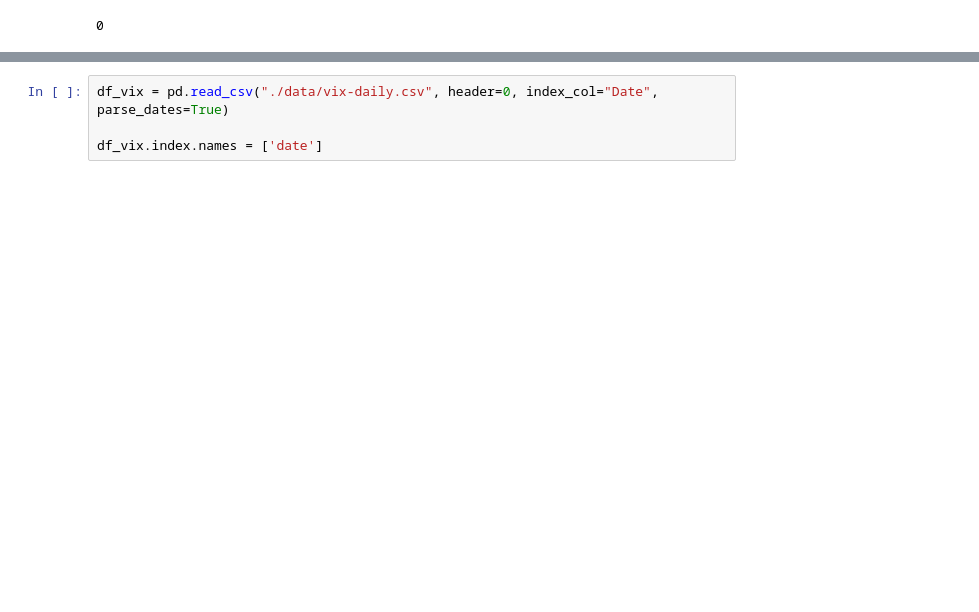
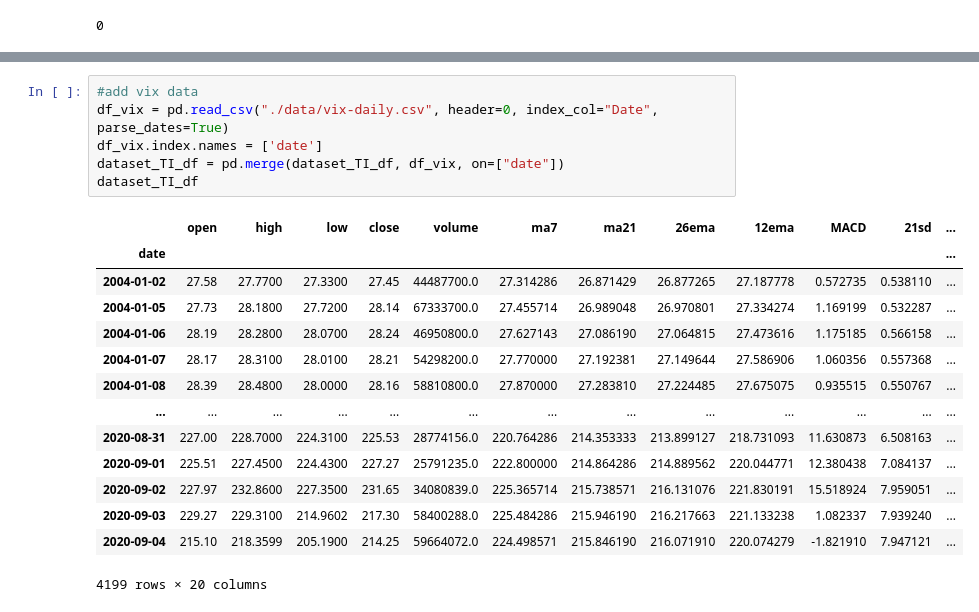
Before and after one commit to ebimor/stock-trading-ml, a Jupyter notebook: StockPredictionML.ipynb, the cells around one changed output, grey strips where cells are left out. Cells and saved outputs as stored; diff of their text form; blank space fills up the shorter version.

Commit message:
wip get data from yahoo

```diff
--- a/StockPredictionML.ipynb
+++ b/StockPredictionML.ipynb
@@ -151,4 +177,21 @@ dataset_TI_df
 # %%
+#add vix data
 df_vix = pd.read_csv("./data/vix-daily.csv", header=0, index_col="Date", parse_dates=True)
-
 df_vix.index.names = ['date']
+dataset_TI_df = pd.merge(dataset_TI_df, df_vix, on=["date"])
+dataset_TI_df
+# %% [output]
+|  | open | high | low | close | volume | ma7 | ma21 | 26ema | 12ema | MACD | 21sd | ... |
+| date |  |  |  |  |  |  |  |  |  |  |  | ... |
+| 2004-01-02 | 27.58 | 27.7700 | 27.3300 | 27.45 | 44487700.0 | 27.314286 | 26.871429 | 26.877265 | 27.187778 | 0.572735 | 0.538110 | ... |
+| 2004-01-05 | 27.73 | 28.1800 | 27.7200 | 28.14 | 67333700.0 | 27.455714 | 26.989048 | 26.970801 | 27.334274 | 1.169199 | 0.532287 | ... |
+| 2004-01-06 | 28.19 | 28.2800 | 28.0700 | 28.24 | 46950800.0 | 27.627143 | 27.086190 | 27.064815 | 27.473616 | 1.175185 | 0.566158 | ... |
+| 2004-01-07 | 28.17 | 28.3100 | 28.0100 | 28.21 | 54298200.0 | 27.770000 | 27.192381 | 27.149644 | 27.586906 | 1.060356 | 0.557368 | ... |
+| 2004-01-08 | 28.39 | 28.4800 | 28.0000 | 28.16 | 58810800.0 | 27.870000 | 27.283810 | 27.224485 | 27.675075 | 0.935515 | 0.550767 | ... |
+| ... | ... | ... | ... | ... | ... | ... | ... | ... | ... | ... | ... | ... |
+| 2020-08-31 | 227.00 | 228.7000 | 224.3100 | 225.53 | 28774156.0 | 220.764286 | 214.353333 | 213.899127 | 218.731093 | 11.630873 | 6.508163 | ... |
+| 2020-09-01 | 225.51 | 227.4500 | 224.4300 | 227.27 | 25791235.0 | 222.800000 | 214.864286 | 214.889562 | 220.044771 | 12.380438 | 7.084137 | ... |
+| 2020-09-02 | 227.97 | 232.8600 | 227.3500 | 231.65 | 34080839.0 | 225.365714 | 215.738571 | 216.131076 | 221.830191 | 15.518924 | 7.959051 | ... |
+| 2020-09-03 | 229.27 | 229.3100 | 214.9602 | 217.30 | 58400288.0 | 225.484286 | 215.946190 | 216.217663 | 221.133238 | 1.082337 | 7.939240 | ... |
+| 2020-09-04 | 215.10 | 218.3599 | 205.1900 | 214.25 | 59664072.0 | 224.498571 | 215.846190 | 216.071910 | 220.074279 | -1.821910 | 7.947121 | ... |
+4199 rows × 20 columns
```
Also changed, not shown: parts of 10 cells of this notebook, 2 other files.
